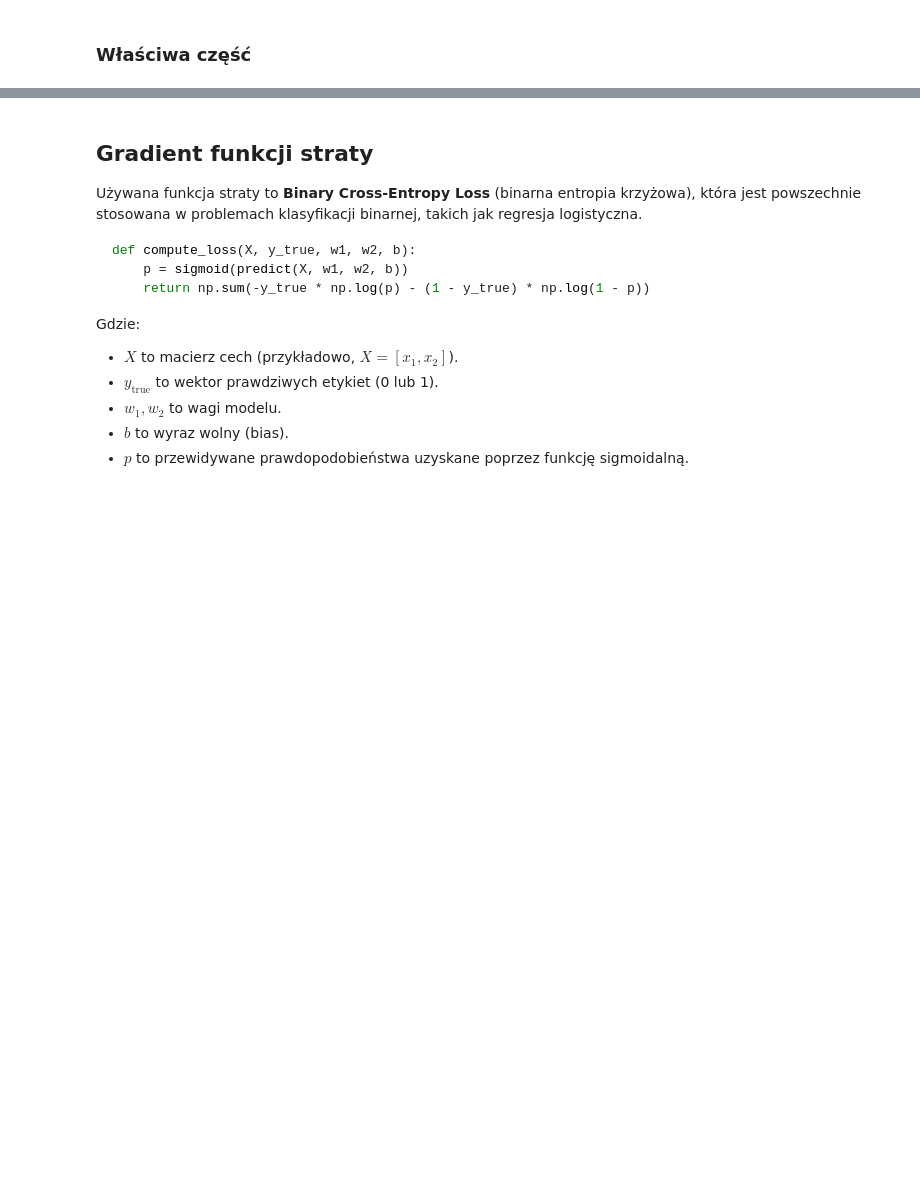
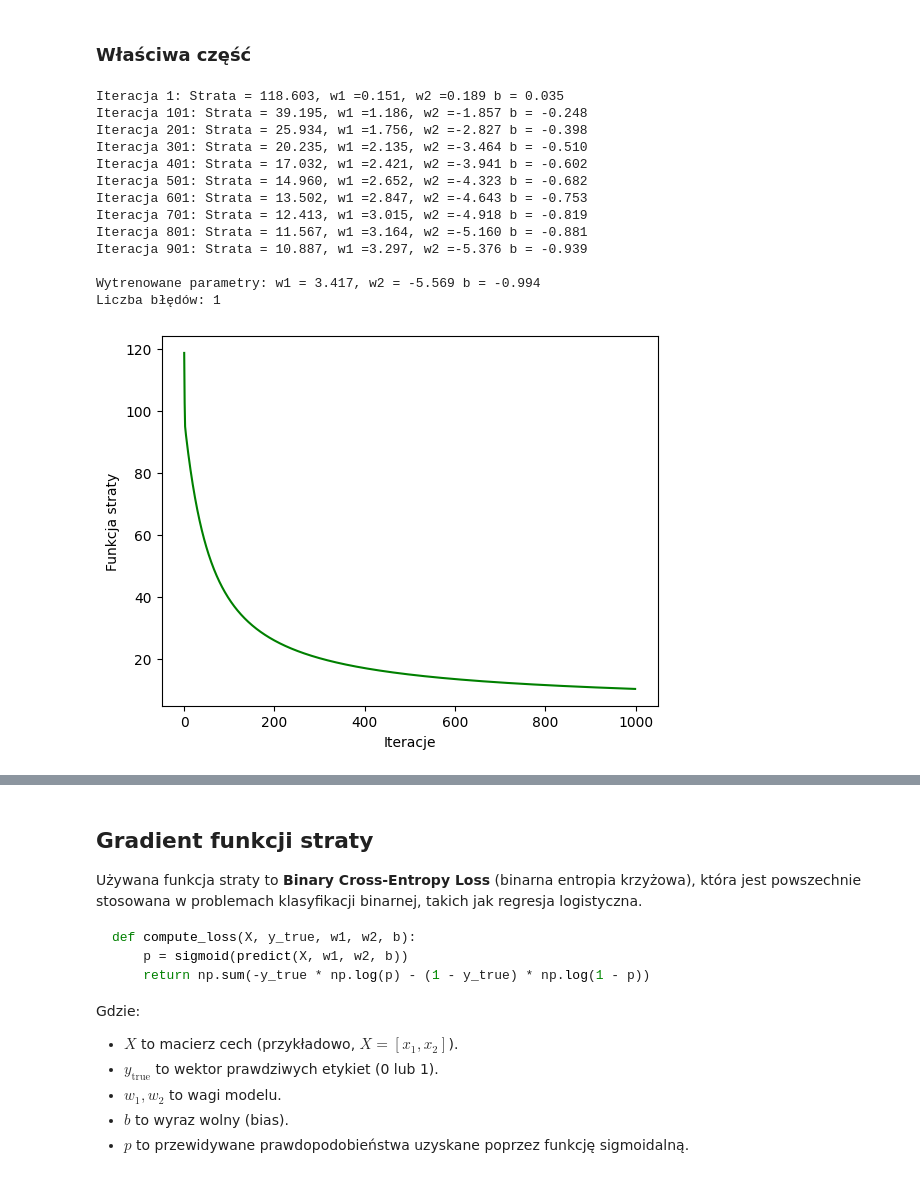
Before and after one commit to janbanot/msc-cs-code, a Jupyter notebook: DL_2025_Lab1b.ipynb, the cells around one changed output, grey strips where cells are left out. Cells and saved outputs as stored; diff of their text form; code cells hidden in the pictures; blank space fills up the shorter version.

```diff
--- a/DL_2025_Lab1b.ipynb
+++ b/DL_2025_Lab1b.ipynb
@@ -326,7 +428,12 @@ def predict(X, w1, w2, b):
     # [ x2_1 x2_2 ]  <- drugi
     # ...
     # [ xn_1 xn_2 ]  <- ostatni
-    pass   # TODO uzupełnij:
+    # Sposób 1: Jawne mnożenie
+    # return X[:, 0] * w1 + X[:, 1] * w2 + b
+
+    # Sposób 2: Używając iloczynu skalarnego (bardziej elegancki)
+    w = np.array([w1, w2])
+    return X @ w + b  # @ to mnożenie macierzy
 
 def sigmoid(x):
     return 1 / (1 + np.exp(-x))
@@ -347,7 +454,23 @@ def compute_gradient(X, y_true, w1, w2, b):
     z = predict(X, w1, w2, b)
     p = sigmoid(z)
 
-    # TODO
+    # Różnica między predykcją a prawdziwą wartością
+    error = p - y_true  # Kształt: (m,)
+
+    # Gradienty
+    dw1 = np.sum(error * X[:, 0])
+    dw2 = np.sum(error * X[:, 1])
+    db = np.sum(error)
+
+    # Wersja zwięzła z mnożeniem macierzy
+    # Gradient dla wag: X^T @ error
+    # dw = X.T @ error  # Kształt: (2,)
+    # dw1, dw2 = dw[0], dw[1]
+
+    # Gradient dla bias
+    # db = np.sum(error)
+
+    return dw1, dw2, db
 
 def gradient_descent(X, y, w1, w2, b, learning_rate, n_iterations):
     history = []
@@ -359,36 +482,53 @@ def gradient_descent(X, y, w1, w2, b, learning_rate, n_iterations):
         dw1, dw2, db = compute_gradient(X, y, w1, w2, b)
 
         # Aktualizacja parametrów
-        # TODO
+        w1 = w1 - learning_rate * dw1
+        w2 = w2 - learning_rate * dw2
+        b = b - learning_rate * db
 
         if (i % 100) == 0:
             print(f"Iteracja {i+1}: Strata = {loss:.3f}, {w1 =:.3f}, {w2 =:.3f} b = {b:.3f}")
 
     return w1, w2, b, history
 
 
 w1_initial = -0.1
 w2_initial = 0.1
 b_initial = 0.0
 
 # Hiperparametry:
 learning_rate = 0.001
 n_iterations = 1000
 # Trenowanie
 w1, w2, b, loss_history = gradient_descent(X, y, w1_initial, w2_initial,
                                            b_initial, learning_rate, n_iterations)
 
 print(f"\nWytrenowane parametry: {w1 = :.3f}, {w2 = :.3f} b = {b:.3f}")
 
 pred_probs = predict(X, w1, w2, b)
 pred_labels = (pred_probs > 0.5).astype(int)
 num_errors = np.sum(y != pred_labels)
 print(f'Liczba błędów: {num_errors}')
 
 # Wizualizacja historii funkcji straty
 plt.plot(range(n_iterations), loss_history, color='green')
 plt.xlabel('Iteracje')
 plt.ylabel('Funkcja straty')
 plt.show()
+# %% [output]
+Iteracja 1: Strata = 118.603, w1 =0.151, w2 =0.189 b = 0.035
+Iteracja 101: Strata = 39.195, w1 =1.186, w2 =-1.857 b = -0.248
+Iteracja 201: Strata = 25.934, w1 =1.756, w2 =-2.827 b = -0.398
+Iteracja 301: Strata = 20.235, w1 =2.135, w2 =-3.464 b = -0.510
+Iteracja 401: Strata = 17.032, w1 =2.421, w2 =-3.941 b = -0.602
+Iteracja 501: Strata = 14.960, w1 =2.652, w2 =-4.323 b = -0.682
+Iteracja 601: Strata = 13.502, w1 =2.847, w2 =-4.643 b = -0.753
+Iteracja 701: Strata = 12.413, w1 =3.015, w2 =-4.918 b = -0.819
+Iteracja 801: Strata = 11.567, w1 =3.164, w2 =-5.160 b = -0.881
+Iteracja 901: Strata = 10.887, w1 =3.297, w2 =-5.376 b = -0.939
+
+Wytrenowane parametry: w1 = 3.417, w2 = -5.569 b = -0.994
+Liczba błędów: 1
+[figure, added]
 # %%
 plot2(X, y, w1, w2, b, lambda x : sigmoid(predict(x, w1, w2, b)))
```
Also changed, not shown: parts of 16 cells of this notebook.
